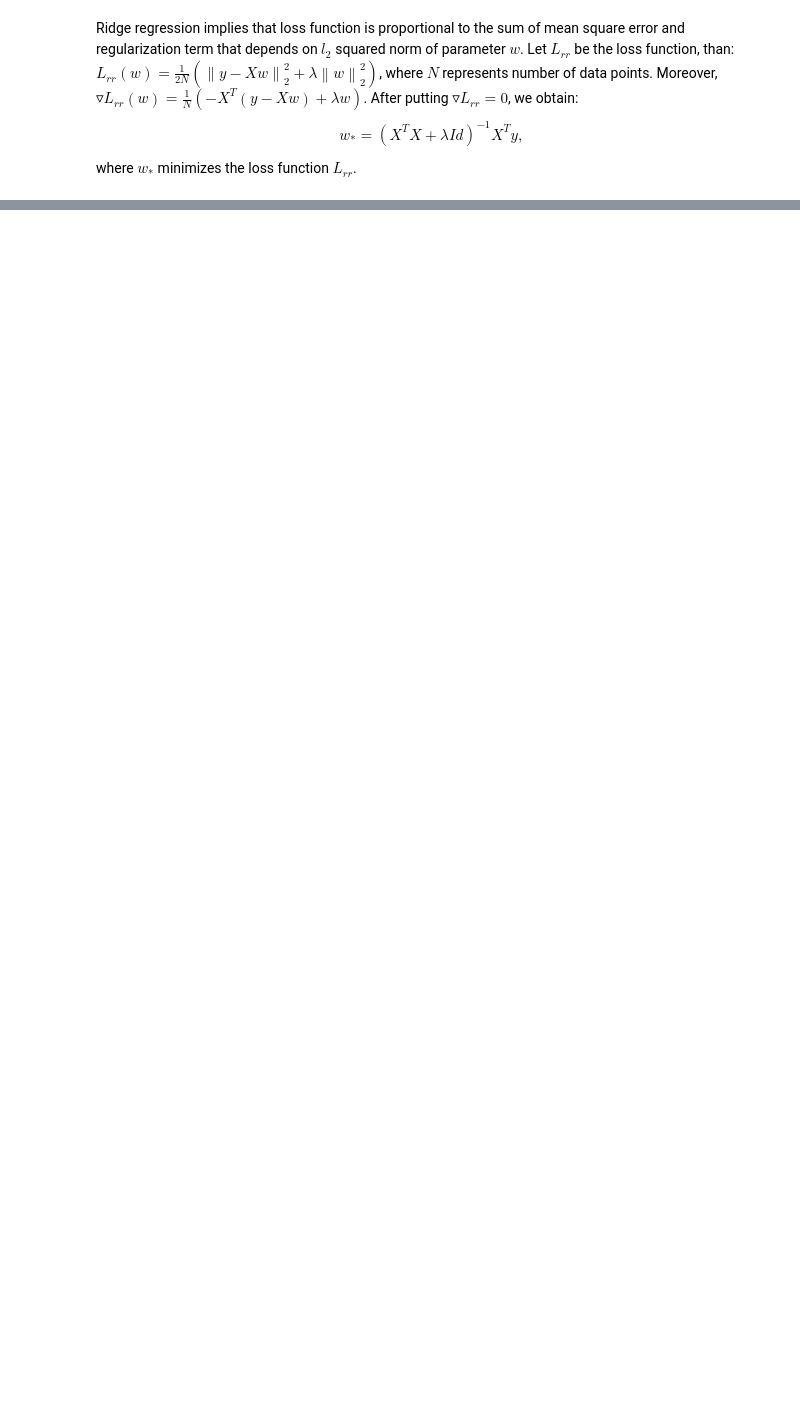
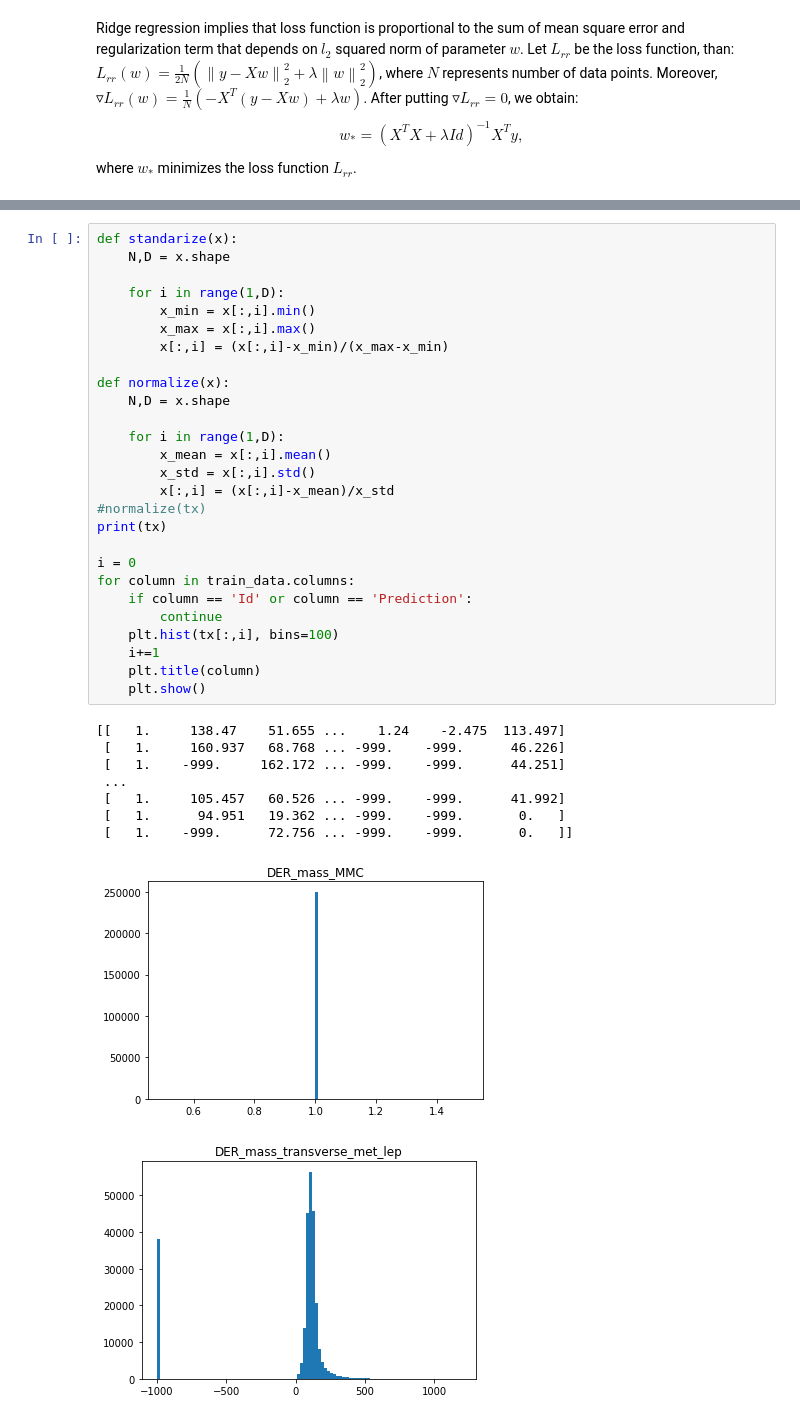
Before and after one commit to Tesa27/ML_project1, a Jupyter notebook: implementations.ipynb, the cells around one changed output, grey strips where cells are left out. Saved outputs shown, nothing was run; the diff lists cells and outputs as text; blank space fills up the shorter version.

```diff
--- a/implementations.ipynb
+++ b/implementations.ipynb
@@ -80,0 +353,37 @@ def reg logistic regression(y, tx, lambda_ ,initial w, max_iters, gamma):
+# %%
+def standarize(x):
+    N,D = x.shape
+
+    for i in range(1,D):
+        x_min = x[:,i].min()
+        x_max = x[:,i].max()
+        x[:,i] = (x[:,i]-x_min)/(x_max-x_min)
+
+def normalize(x):
+    N,D = x.shape
+
+    for i in range(1,D):
+        x_mean = x[:,i].mean()
+        x_std = x[:,i].std()
+        x[:,i] = (x[:,i]-x_mean)/x_std
+#normalize(tx)
+print(tx)
+
+i = 0
+for column in train_data.columns:
+    if column == 'Id' or column == 'Prediction':
+        continue
+    plt.hist(tx[:,i], bins=100)
+    i+=1
+    plt.title(column)
+    plt.show()
+# %% [output]
+[[   1.     138.47    51.655 ...    1.24    -2.475  113.497]
+ [   1.     160.937   68.768 ... -999.    -999.      46.226]
+ [   1.    -999.     162.172 ... -999.    -999.      44.251]
+ ...
+ [   1.     105.457   60.526 ... -999.    -999.      41.992]
+ [   1.      94.951   19.362 ... -999.    -999.       0.   ]
+ [   1.    -999.      72.756 ... -999.    -999.       0.   ]]
+[figure, added]
+[figure, added]
```
Also changed, not shown: parts of 39 cells of this notebook.
